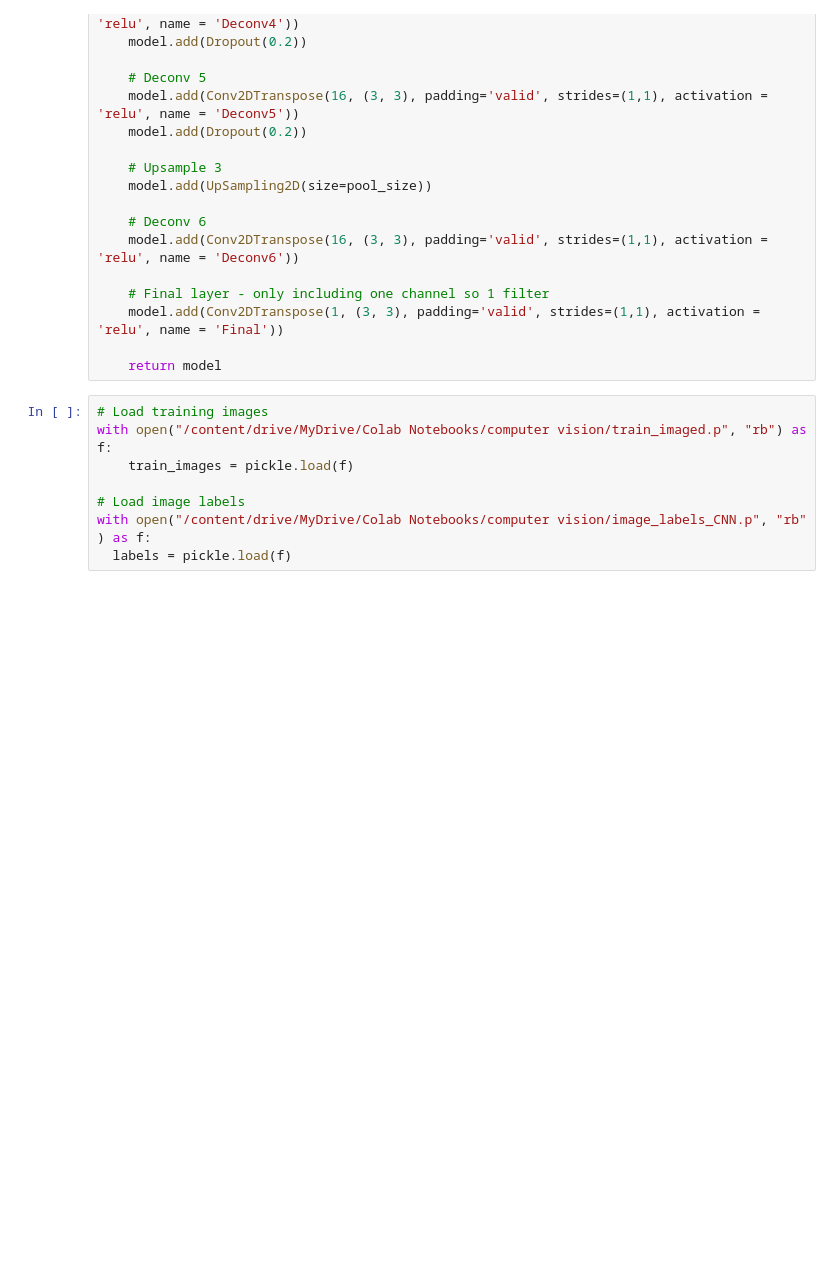
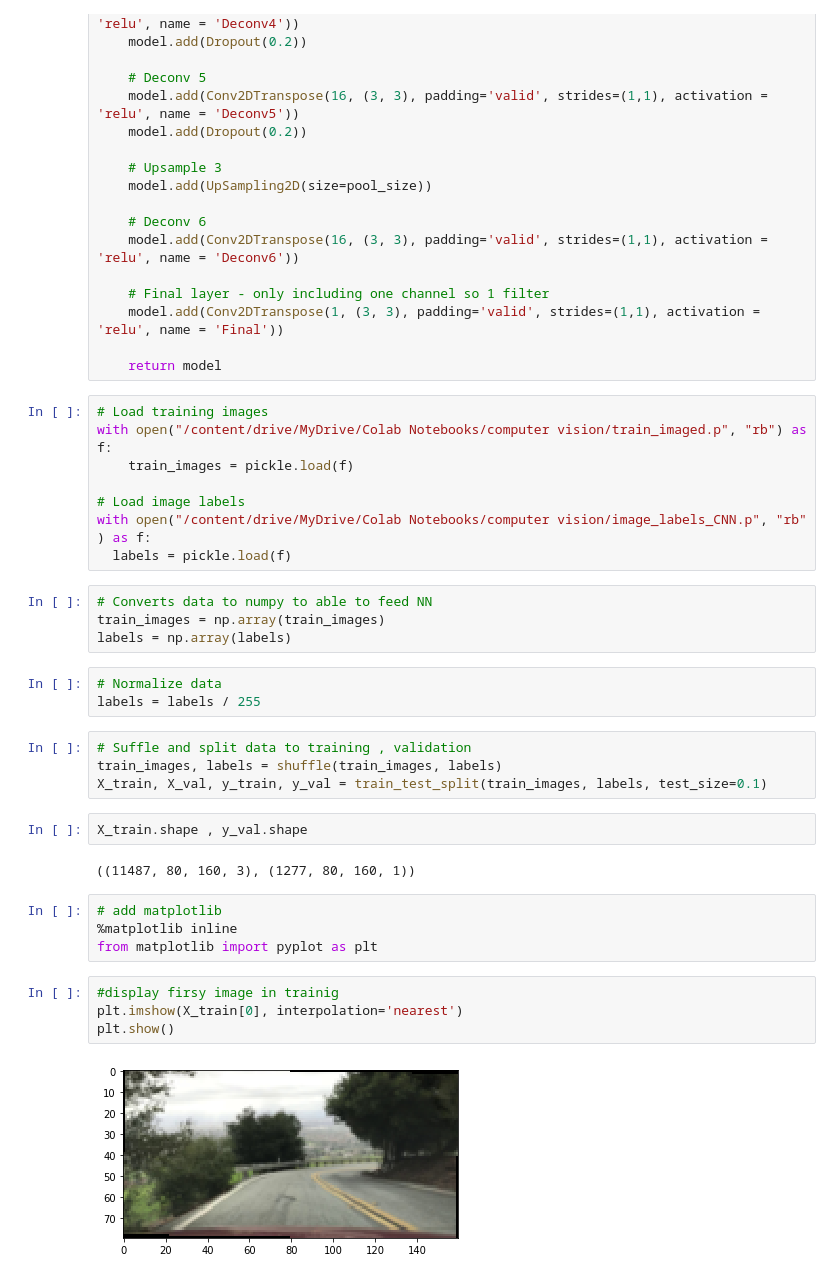
Before and after one commit to ofyzero/20210517OmerYilmazNYCSchools, a Jupyter notebook: final_project.ipynb, the cells around one changed output. Drawn from its saved outputs; the diff is of its cells as text; blank space fills up the shorter version.

Commit message:
split data training validation

```diff
--- a/final_project.ipynb
+++ b/final_project.ipynb
@@ -100,3 +100,28 @@ with open("/content/drive/MyDrive/Colab Notebooks/computer vision/train_imaged.p
 # Load image labels
 with open("/content/drive/MyDrive/Colab Notebooks/computer vision/image_labels_CNN.p", "rb" ) as f:
   labels = pickle.load(f)
+# %%
+# Converts data to numpy to able to feed NN
+train_images = np.array(train_images)
+labels = np.array(labels)
+# %%
+# Normalize data
+labels = labels / 255
+# %%
+# Suffle and split data to training , validation
+train_images, labels = shuffle(train_images, labels)
+X_train, X_val, y_train, y_val = train_test_split(train_images, labels, test_size=0.1)
+# %%
+X_train.shape , y_val.shape
+# %% [output]
+((11487, 80, 160, 3), (1277, 80, 160, 1))
+# %%
+# add matplotlib
+%matplotlib inline
+from matplotlib import pyplot as plt
+# %%
+#display firsy image in trainig
+plt.imshow(X_train[0], interpolation='nearest')
+plt.show()
+# %% [output]
+[figure, added]
```
